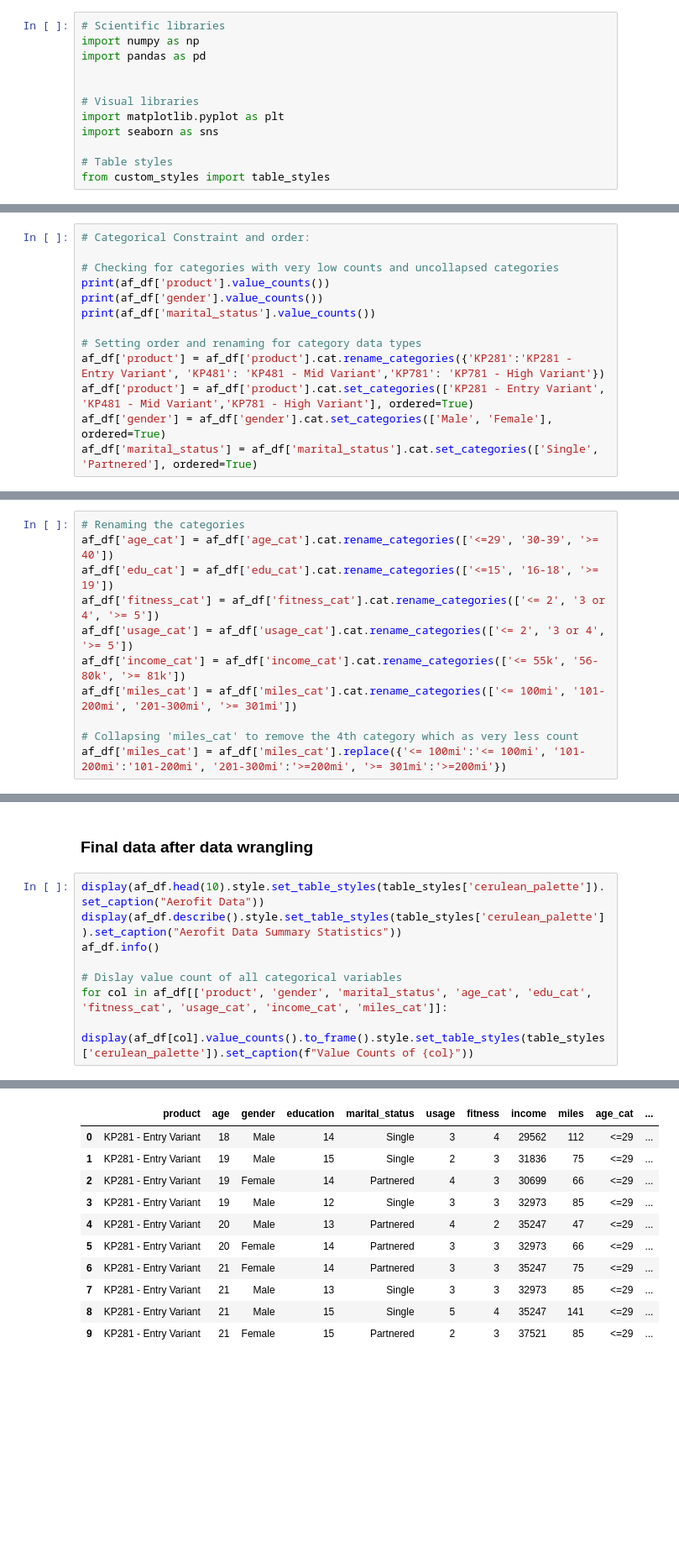
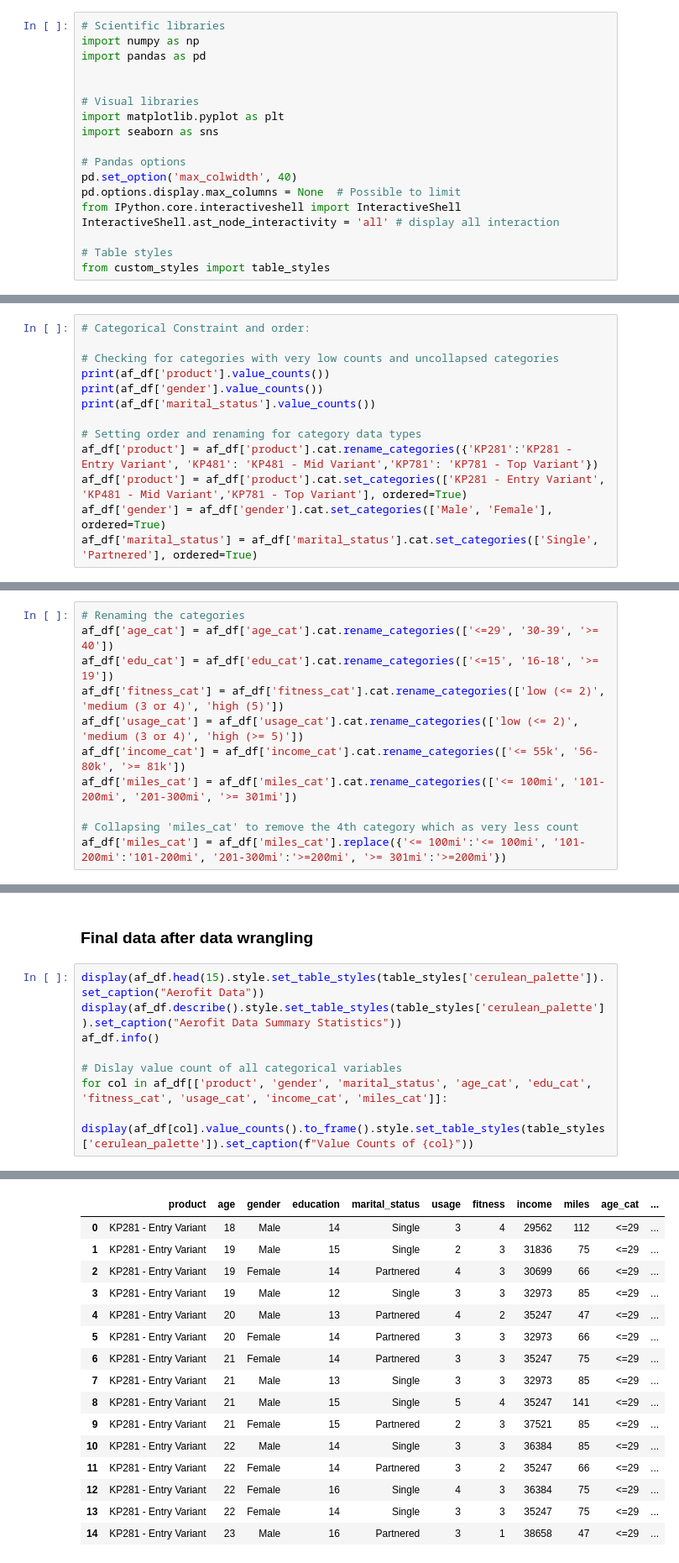
Before and after one commit to jyothisable/Aerofit-EDA, a Jupyter notebook: aerofit EDA.ipynb, the cells around one changed output, grey strips where cells are left out. Shown at 84% size. Saved outputs shown, nothing was run; the diff lists cells and outputs as text; blank space fills up the shorter version.

```diff
--- a/aerofit EDA.ipynb
+++ b/aerofit EDA.ipynb
@@ -64,6 +20,12 @@ import pandas as pd
 import matplotlib.pyplot as plt
 import seaborn as sns
 
+# Pandas options
+pd.set_option('max_colwidth', 40)
+pd.options.display.max_columns = None  # Possible to limit
+from IPython.core.interactiveshell import InteractiveShell
+InteractiveShell.ast_node_interactivity = 'all' # display all interaction
+
 # Table styles
 from custom_styles import table_styles
 # %% [markdown]
@@ -229,8 +200,8 @@ print(af_df['gender'].value_counts())
 print(af_df['marital_status'].value_counts())
 
 # Setting order and renaming for category data types
-af_df['product'] = af_df['product'].cat.rename_categories({'KP281':'KP281 - Entry Variant', 'KP481': 'KP481 - Mid Variant','KP781': 'KP781 - High Variant'})
-af_df['product'] = af_df['product'].cat.set_categories(['KP281 - Entry Variant', 'KP481 - Mid Variant','KP781 - High Variant'], ordered=True)
+af_df['product'] = af_df['product'].cat.rename_categories({'KP281':'KP281 - Entry Variant', 'KP481': 'KP481 - Mid Variant','KP781': 'KP781 - Top Variant'})
+af_df['product'] = af_df['product'].cat.set_categories(['KP281 - Entry Variant', 'KP481 - Mid Variant','KP781 - Top Variant'], ordered=True)
 af_df['gender'] = af_df['gender'].cat.set_categories(['Male', 'Female'], ordered=True)
 af_df['marital_status'] = af_df['marital_status'].cat.set_categories(['Single', 'Partnered'], ordered=True)
 # %% [output]
@@ -329,8 +305,8 @@ memory usage: 11.5 KB
 # Renaming the categories
 af_df['age_cat'] = af_df['age_cat'].cat.rename_categories(['<=29', '30-39', '>= 40'])
 af_df['edu_cat'] = af_df['edu_cat'].cat.rename_categories(['<=15', '16-18', '>= 19'])
-af_df['fitness_cat'] = af_df['fitness_cat'].cat.rename_categories(['<= 2', '3 or 4', '>= 5'])
-af_df['usage_cat'] = af_df['usage_cat'].cat.rename_categories(['<= 2', '3 or 4', '>= 5'])
+af_df['fitness_cat'] = af_df['fitness_cat'].cat.rename_categories(['low (<= 2)', 'medium (3 or 4)', 'high (5)'])
+af_df['usage_cat'] = af_df['usage_cat'].cat.rename_categories(['low (<= 2)', 'medium (3 or 4)', 'high (>= 5)'])
 af_df['income_cat'] = af_df['income_cat'].cat.rename_categories(['<= 55k', '56-80k', '>= 81k'])
 af_df['miles_cat'] = af_df['miles_cat'].cat.rename_categories(['<= 100mi', '101-200mi', '201-300mi', '>= 301mi'])
 
@@ -391,26 +367,31 @@ assert af_df.dtypes['miles_cat'] == 'category'
 # %% [markdown]
 ### Final data after data wrangling
 # %%
-display(af_df.head(10).style.set_table_styles(table_styles['cerulean_palette']).set_caption("Aerofit Data"))
+display(af_df.head(15).style.set_table_styles(table_styles['cerulean_palette']).set_caption("Aerofit Data"))
 display(af_df.describe().style.set_table_styles(table_styles['cerulean_palette']).set_caption("Aerofit Data Summary Statistics"))
 af_df.info()
 
 # Dislay value count of all categorical variables
 for col in af_df[['product', 'gender', 'marital_status', 'age_cat', 'edu_cat', 'fitness_cat', 'usage_cat', 'income_cat', 'miles_cat']]:
     display(af_df[col].value_counts().to_frame().style.set_table_styles(table_styles['cerulean_palette']).set_caption(f"Value Counts of {col}"))
 # %% [output]
 Aerofit Data
 |  | product | age | gender | education | marital_status | usage | fitness | income | miles | age_cat | ... |
 | 0 | KP281 - Entry Variant | 18 | Male | 14 | Single | 3 | 4 | 29562 | 112 | <=29 | ... |
 | 1 | KP281 - Entry Variant | 19 | Male | 15 | Single | 2 | 3 | 31836 | 75 | <=29 | ... |
 | 2 | KP281 - Entry Variant | 19 | Female | 14 | Partnered | 4 | 3 | 30699 | 66 | <=29 | ... |
 | 3 | KP281 - Entry Variant | 19 | Male | 12 | Single | 3 | 3 | 32973 | 85 | <=29 | ... |
 | 4 | KP281 - Entry Variant | 20 | Male | 13 | Partnered | 4 | 2 | 35247 | 47 | <=29 | ... |
 | 5 | KP281 - Entry Variant | 20 | Female | 14 | Partnered | 3 | 3 | 32973 | 66 | <=29 | ... |
 | 6 | KP281 - Entry Variant | 21 | Female | 14 | Partnered | 3 | 3 | 35247 | 75 | <=29 | ... |
 | 7 | KP281 - Entry Variant | 21 | Male | 13 | Single | 3 | 3 | 32973 | 85 | <=29 | ... |
 | 8 | KP281 - Entry Variant | 21 | Male | 15 | Single | 5 | 4 | 35247 | 141 | <=29 | ... |
 | 9 | KP281 - Entry Variant | 21 | Female | 15 | Partnered | 2 | 3 | 37521 | 85 | <=29 | ... |
+| 10 | KP281 - Entry Variant | 22 | Male | 14 | Single | 3 | 3 | 36384 | 85 | <=29 | ... |
+| 11 | KP281 - Entry Variant | 22 | Female | 14 | Partnered | 3 | 2 | 35247 | 66 | <=29 | ... |
+| 12 | KP281 - Entry Variant | 22 | Female | 16 | Single | 4 | 3 | 36384 | 75 | <=29 | ... |
+| 13 | KP281 - Entry Variant | 22 | Female | 14 | Single | 3 | 3 | 35247 | 75 | <=29 | ... |
+| 14 | KP281 - Entry Variant | 23 | Male | 16 | Partnered | 3 | 1 | 38658 | 47 | <=29 | ... |
 Aerofit Data Summary Statistics
 |  | age | education | usage | fitness | income | miles |
 | count | 180.000000 | 180.000000 | 180.000000 | 180.000000 | 180.000000 | 180.000000 |
```
Also changed, not shown: parts of 20 cells of this notebook.
